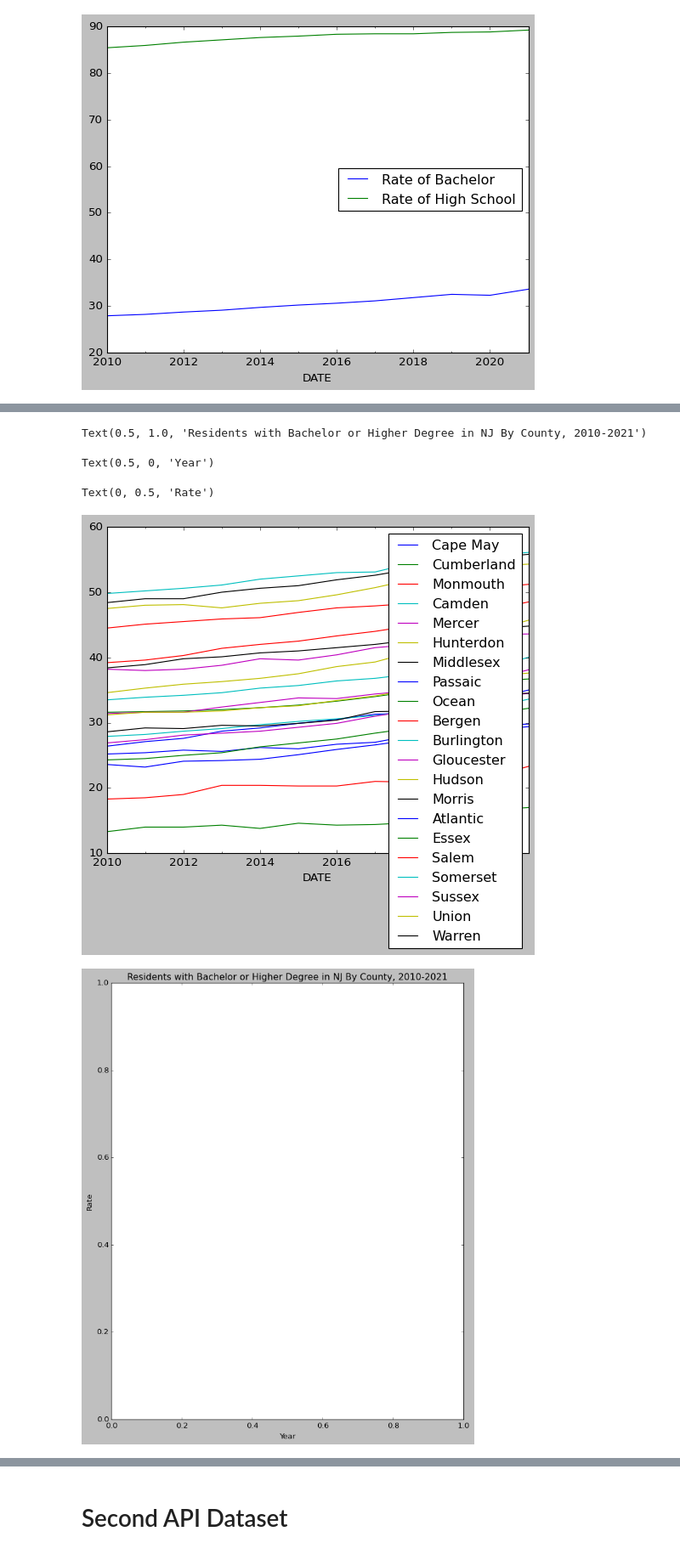
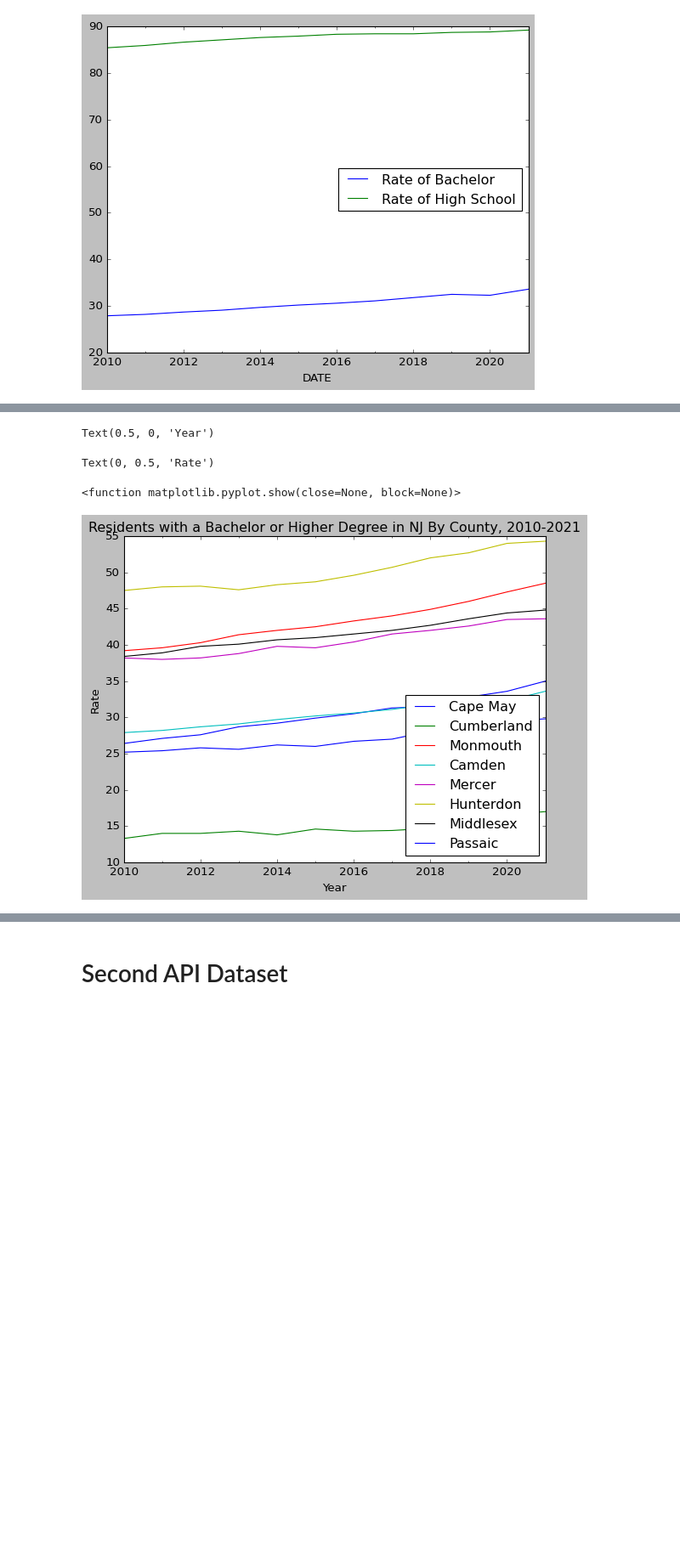
Before and after one commit to XiaoLiang28/Datamanagement, a Jupyter notebook: PS4.ipynb, the cells around one changed output, grey strips where cells are left out. Shown: that part at 85% size. Saved outputs shown, nothing was run; the diff lists cells and outputs as text; code cells hidden in the pictures; blank space fills up the shorter version.

```diff
--- a/PS4.ipynb
+++ b/PS4.ipynb
@@ -104,10 +106,7 @@ start = datetime.datetime (2010, 1, 1)
 end = datetime.datetime (2021, 1, 1)
 
 Bachelor_Degree = pdr.DataReader(['HC01ESTVC1734009', 'HC01ESTVC1734011','HC01ESTVC1734025','HC01ESTVC1734007',
-                        'HC01ESTVC1734021','HC01ESTVC1734019','HC01ESTVC1734023','HC01ESTVC1734031',
-                  'HC01ESTVC1734029','HC01ESTVC1734003','HC01ESTVC1734005','HC01ESTVC1734015','HC01ESTVC1734017',
-                  'HC01ESTVC1734027','HC01ESTVC1734001','HC01ESTVC1734013','HC01ESTVC1734033',
-                  'HC01ESTVC1734035','HC01ESTVC1734037','HC01ESTVC1734039','HC01ESTVC1734041'                ],
+                        'HC01ESTVC1734021','HC01ESTVC1734019','HC01ESTVC1734023','HC01ESTVC1734031',               ],
                     'fred', start, end)
 Bachelor_Degree=Bachelor_Degree.rename(columns={"HC01ESTVC1734009":"Cape May",
                             "HC01ESTVC1734011":"Cumberland",
@@ -116,27 +115,13 @@ Bachelor_Degree=Bachelor_Degree.rename(columns={"HC01ESTVC1734009":"Cape May",
                             "HC01ESTVC1734021":"Mercer",
                             "HC01ESTVC1734019":"Hunterdon",
                             "HC01ESTVC1734023":"Middlesex",
-                            "HC01ESTVC1734031":"Passaic",
-                            "HC01ESTVC1734029":"Ocean",
-                            "HC01ESTVC1734003":"Bergen",
-                            "HC01ESTVC1734005":"Burlington",
-                            "HC01ESTVC1734015":"Gloucester",
-                            "HC01ESTVC1734017":"Hudson",
-                            "HC01ESTVC1734027":"Morris",
-                            "HC01ESTVC1734001":"Atlantic",
-                            "HC01ESTVC1734013":"Essex",
-                            "HC01ESTVC1734033":"Salem",
-                            "HC01ESTVC1734035":"Somerset",
-                            "HC01ESTVC1734037":"Sussex",
-                            "HC01ESTVC1734039":"Union",
-                            })
+                            "HC01ESTVC1734031":"Passaic"}) # I chose some NJ counties from FRED to see the changes in the number of residents with
+                                            # a bachelor’s degree or above in these counties from 2010 to 2021.
-# %%
-Bachelor_Degree=Bachelor_Degree.rename(columns={"HC01ESTVC1734041":"Warren"})
 # %%
 Bachelor_Degree.plot()
-plt.figure(figsize=(10, 12))
-plt.title('Residents with Bachelor or Higher Degree in NJ By County, 2010-2021')
+plt.title('Residents with a Bachelor or Higher Degree in NJ By County, 2010-2021')
 plt.xlabel('Year')
 plt.ylabel('Rate')
+plt.show
 # %% [output]
 <Axes: xlabel='DATE'>
@@ -144,5 +129,4 @@ plt.ylabel('Rate')
-Text(0.5, 1.0, 'Residents with Bachelor or Higher Degree in NJ By County, 2010-2021')
+Text(0.5, 0, 'Year')
-Text(0.5, 0, 'Year')
+Text(0, 0.5, 'Rate')
-Text(0, 0.5, 'Rate')
+<function matplotlib.pyplot.show(close=None, block=None)>
-[figure, old version]
+[figure, new version]
-[figure, removed]
```
Also changed, not shown: parts of 16 cells of this notebook.
